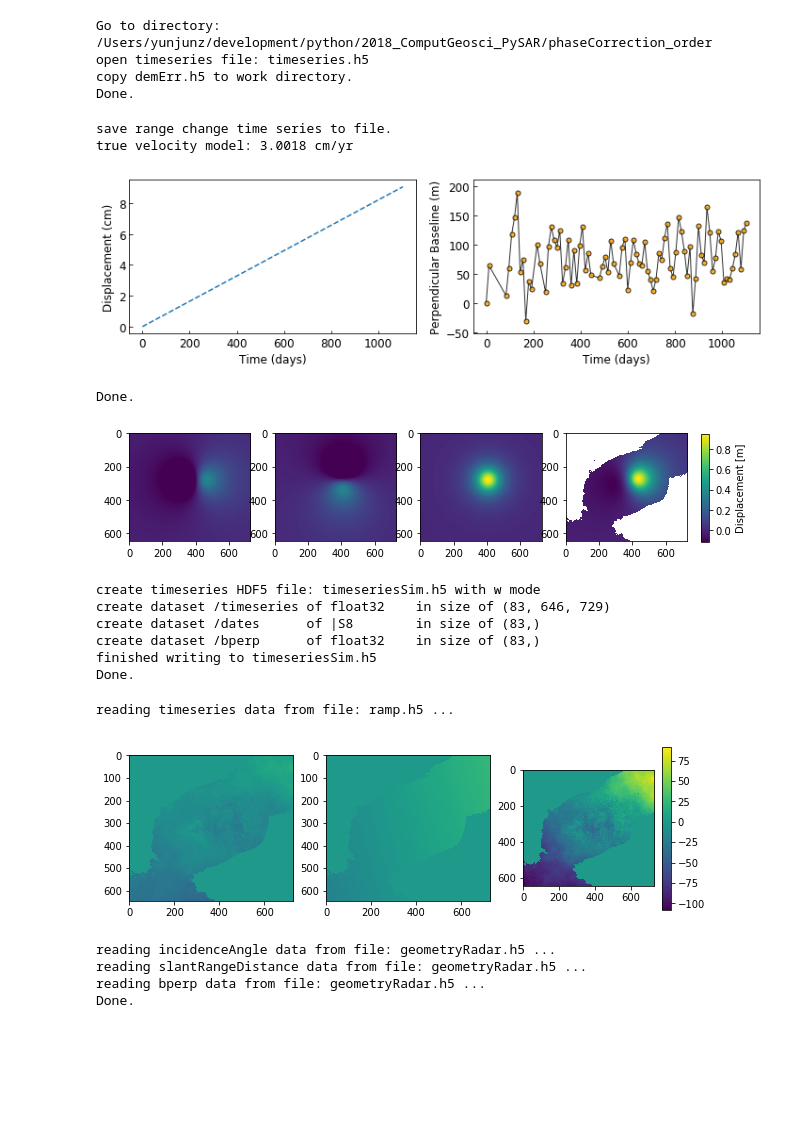
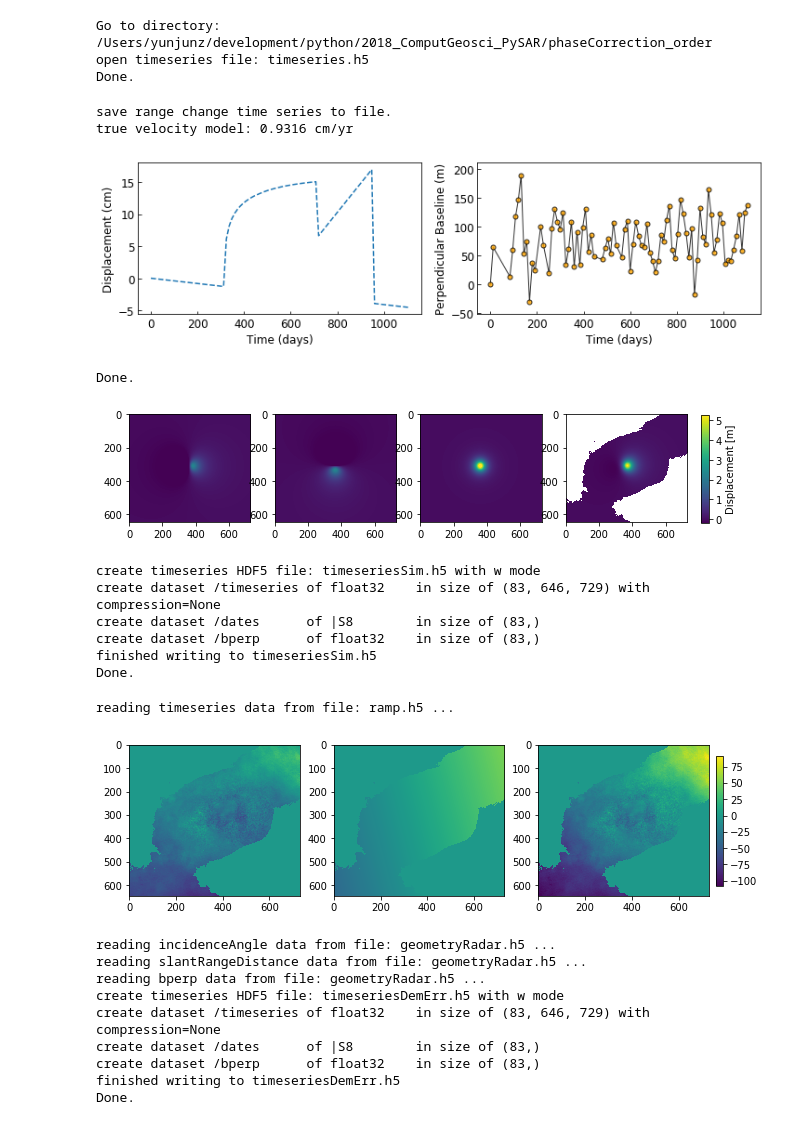
Before and after one commit to geodesymiami/Yunjun_et_al-2019-MintPy, a Jupyter notebook: sim_timeseries.ipynb, the cells around one changed output. Drawn from its saved outputs; the diff is of its cells as text; code cells hidden in the pictures; blank space fills up the shorter version.

```diff
--- a/sim_timeseries.ipynb
+++ b/sim_timeseries.ipynb
@@ -19,7 +19,7 @@ print('Go to directory: '+work_dir)
 
 
 # settings
-lin_velocity = True
+lin_velocity = False
 display = True
 
 
@@ -56,7 +56,6 @@ print('Done.')
 # %% [output]
 Go to directory: /Users/yunjunz/development/python/2018_ComputGeosci_PySAR/phaseCorrection_order
 open timeseries file: timeseries.h5
-copy demErr.h5 to work directory.
 Done.
 # %%
 ## 1. Simulate timeseries
@@ -75,6 +74,7 @@ else:
     idx3 = 70
     ts_sim[idx3:] = 0.
     ts_sim += tbase * -0.005 / 365.25
+ts_sim *= 3.
 
 np.save(TS_TXT_FILE, np.hstack((np.array(date_list).reshape(-1,1), ts_sim.reshape(-1,1))))
 print('save range change time series to file.')
@@ -98,14 +98,14 @@ if display:
 print('Done.')
 # %% [output]
 save range change time series to file.
-true velocity model: 3.0018 cm/yr
+true velocity model: 0.9316 cm/yr
-[figure, old version]
+[figure, new version]
 Done.
 # %%
 # Create check board timeseries
 water_mask = readfile.read('waterMask.h5')[0]
 
-pattern = 'mogi' # 'check_board'
+pattern = 'mogi' # 'check_board', 'mogi'
 
 if pattern == 'check_board':
     grid_step = 100
@@ -113,9 +113,9 @@ if pattern == 'check_board':
 
 elif pattern == 'mogi':
     resolution = 60.
-    source_geom = (407 * resolution,
-                   280 * resolution,
-                   5e3,
+    source_geom = (360 * resolution,
+                   310 * resolution,
+                   2e3,
                    100e6)
     mask = sim.mogi_deformation(water_mask,
                                 source_geom,
@@ -132,9 +132,9 @@ writefile.write(sim_ts_data, out_file=ts_sim_file, ref_file=ref_ts_file)
 
 print('Done.')
 # %% [output]
-[figure, old version]
+[figure, new version]
 create timeseries HDF5 file: timeseriesSim.h5 with w mode
-create dataset /timeseries of float32    in size of (83, 646, 729)
+create dataset /timeseries of float32    in size of (83, 646, 729) with compression=None
 create dataset /dates      of |S8        in size of (83,)
 create dataset /bperp      of float32    in size of (83,)
 finished writing to timeseriesSim.h5
@@ -142,41 +142,51 @@ Done.
 # %%
 # generate timeseriesDemErr.h5 from demErr.h5
 
 # 1. create a dem error file with a phase ramp
-dem_err = readfile.read('demErr.h5')[0]
-ramp = readfile.read('ramp.h5', datasetName='20160406')[0] * 2000.
+dem_err = readfile.read('demErr.h5')[0] * 2.
+ramp = readfile.read('ramp.h5', datasetName='20160406')[0] * 2000. * 2.
 dem_err_sim = dem_err + ramp
 if not os.path.isfile('demErr_sim.h5'):
     writefile.write(dem_err_sim, 'demErr_sim.h5', ref_file='demErr.h5')
-dem_err_sim = dem_err_sim * 2.
+#dem_err_sim = dem_err_sim * 2.
+vmin, vmax = np.nanmin(dem_err_sim), np.nanmax(dem_err_sim)
 
 display = True
 if display:
     fig, ax = plt.subplots(1, 3, figsize=[10, 3])
-    ax[0].imshow(dem_err, vmin=np.nanmin(dem_err_sim), vmax=np.nanmax(dem_err_sim))
-    ax[1].imshow(ramp, vmin=np.nanmin(dem_err_sim), vmax=np.nanmax(dem_err_sim))
-    im = ax[2].imshow(dem_err_sim, vmin=np.nanmin(dem_err_sim), vmax=np.nanmax(dem_err_sim))
-    plt.colorbar(im)
-    plt.show()
+    ax[0].imshow(dem_err, vmin=vmin, vmax=vmax)
+    ax[1].imshow(ramp, vmin=vmin, vmax=vmax)
+    im = ax[2].imshow(dem_err_sim, vmin=vmin, vmax=vmax)
+
+fig.subplots_adjust(right=0.93)
+cax = fig.add_axes([0.94, 0.2, 0.01, 0.6])
+plt.colorbar(im, cax=cax)
+plt.show()
 
 geom_obj = geometry('geometryRadar.h5')
 inc_angle = geom_obj.read(datasetName='incidenceAngle')
 rg_dist = geom_obj.read(datasetName='slantRangeDistance')
 pbase3d = geom_obj.read(datasetName='bperp')
+pbase3d *= 10.
 
 ts_dem_err = np.zeros((num_date, length, width), np.float32)
 for i in range(num_date):
     pbase = pbase3d[i, :, :] - pbase3d[ts_obj.refIndex, :, :]
     ts_dem_err[i, :, :] = dem_err_sim * pbase / (rg_dist * np.sin(inc_angle * np.pi / 180.))
 
-#writefile.write(ts_dem_err, out_file=ts_dem_err_file, ref_file=ref_ts_file)
+writefile.write(ts_dem_err, out_file=ts_dem_err_file, ref_file=ref_ts_file)
 print('Done.')
 # %% [output]
 reading timeseries data from file: ramp.h5 ...
-[figure, old version]
+[figure, new version]
 reading incidenceAngle data from file: geometryRadar.h5 ...
 reading slantRangeDistance data from file: geometryRadar.h5 ...
 reading bperp data from file: geometryRadar.h5 ...
+create timeseries HDF5 file: timeseriesDemErr.h5 with w mode
+create dataset /timeseries of float32    in size of (83, 646, 729) with compression=None
+create dataset /dates      of |S8        in size of (83,)
+create dataset /bperp      of float32    in size of (83,)
+finished writing to timeseriesDemErr.h5
 Done.
 # %%
 # create timeseries with displacement, tropo delay, dem error and ramps
```
Also changed, not shown: parts of 1 cell of this notebook, 3 other files.
